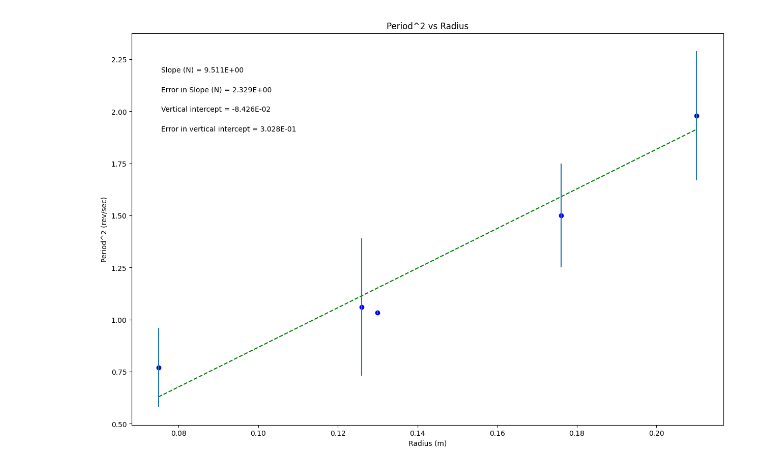
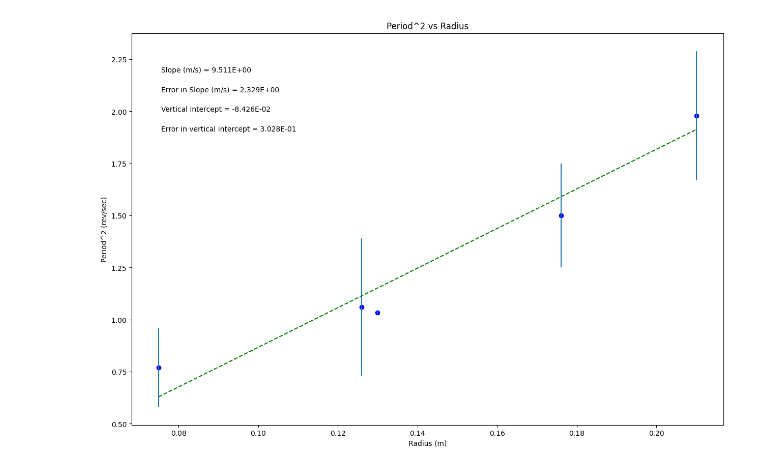
Before and after one commit to ani-maker113/PHSXlabplots, a Jupyter notebook: Seamus_E_Circular_Motion_Lab.ipynb, the cells around one changed output. Cells and saved outputs as stored; diff of their text form; code cells hidden in the pictures.

```diff
--- a/Seamus_E_Circular_Motion_Lab.ipynb
+++ b/Seamus_E_Circular_Motion_Lab.ipynb
@@ -40,7 +40,7 @@ dy = Uncertainty        #this should be your error in y array
 plot_title= 'Period^2 vs Radius'
 x_label= 'Radius (m)'
 y_label= 'Period^2 (rev/sec)'
-slope_units= 'N'
+slope_units= 'm/s'
 
 #UPDATE ANNOTATION PLACEMENT SO IT'S OUT OF WAY OF PLOTTED DATA AND BEST FIT LINE
 #integer from 1 to 4, top R corner is 1 (counter-clockwise from there)
@@ -92,31 +92,31 @@ elif annotation_placement==3 or annotation_placement==4:
 #Don't need to change anything in this section!
 
 #Plot data on graph. Plot error bars and place values for slope,
 #error in slope, and vertical intercept (plus error) on the plot using "annotate"
 
 plt.figure(figsize=(15,10))
 
 plt.plot(x, fit, color='green', linestyle='--')
 plt.scatter(x, y, color='blue', marker='o')
 
 plt.xlabel(x_label)
 plt.ylabel(y_label)
 plt.title(plot_title)
 
 plt.errorbar(x, y, yerr=dy, xerr=None, fmt="none") #don't need to plot x error bars
 
 plt.annotate('Slope ({}) = {value:.{digits}E}'.format(slope_units,value=m, digits=3),
              (xpos, ypos[0]), xycoords='axes fraction')
 
 plt.annotate('Error in Slope ({}) = {value:.{digits}E}'.format(slope_units,value=dm, digits=3),
              (xpos, ypos[1]), xycoords='axes fraction')
 
 plt.annotate('Vertical intercept = {value:.{digits}E}'.format(value=b, digits=3),
              (xpos, ypos[2]), xycoords='axes fraction')
 
 plt.annotate('Error in vertical intercept = {value:.{digits}E}'.format(value=db, digits=3),
              (xpos, ypos[3]), xycoords='axes fraction')
 
 plt.show()
 # %% [output]
-[figure, old version]
+[figure, new version]
```
